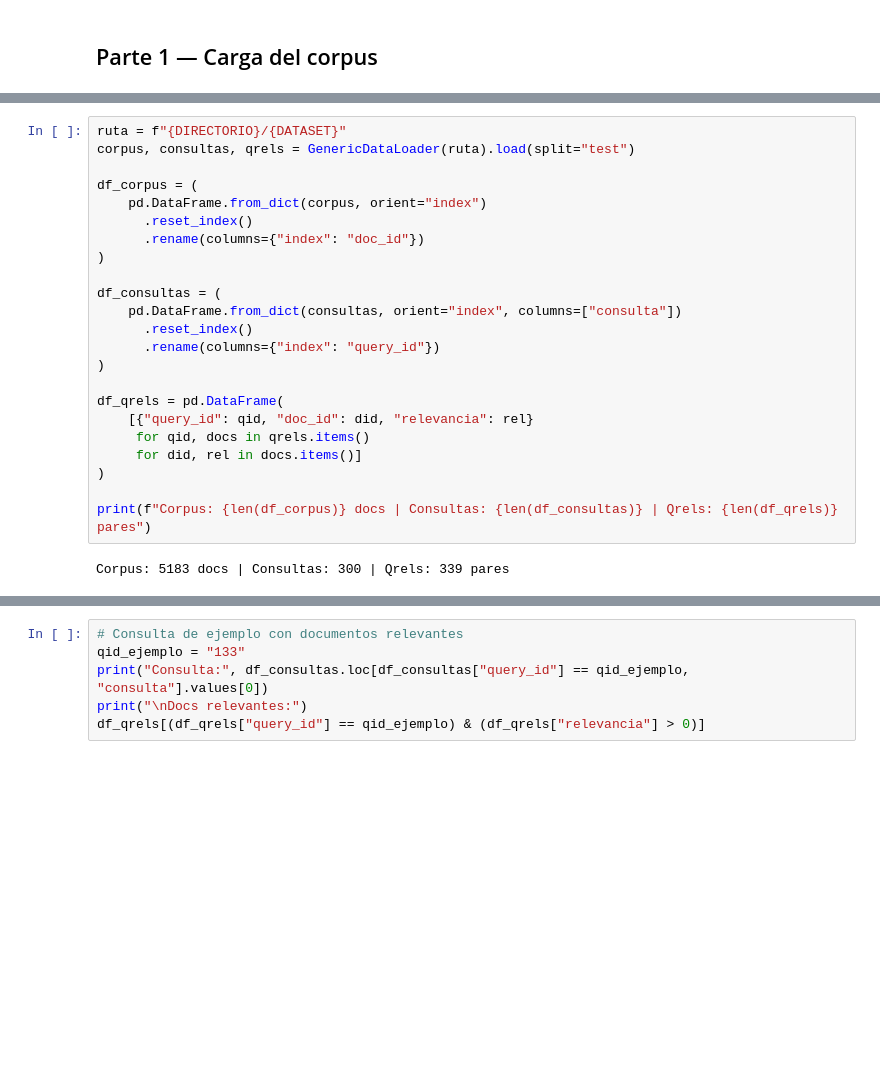
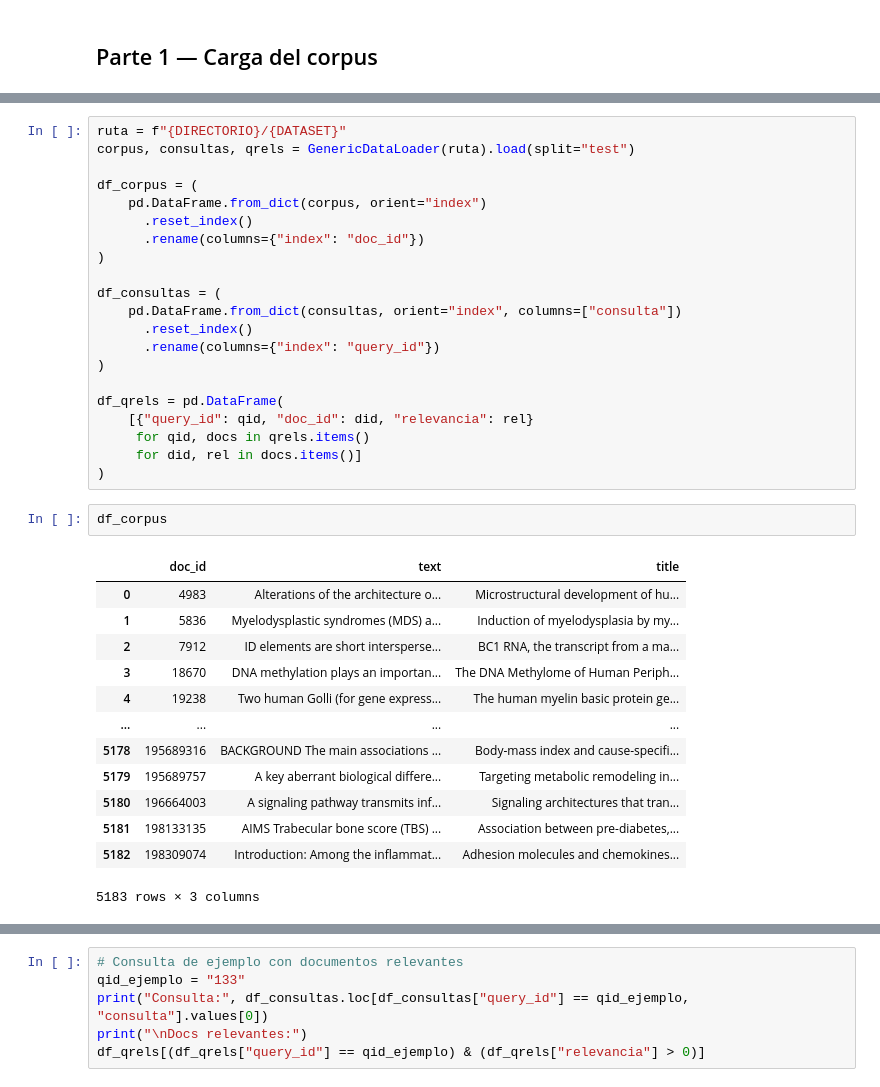
Before and after one commit to mateobtw/Information_Retrieval, a Jupyter notebook: code/10reranking/10reranking.ipynb, the cells around one changed output, grey strips where cells are left out. Drawn from its saved outputs; the diff is of its cells as text; blank space fills up the shorter version.

```diff
--- a/code/10reranking/10reranking.ipynb
+++ b/code/10reranking/10reranking.ipynb
@@ -68,7 +66,19 @@ df_qrels = pd.DataFrame(
      for qid, docs in qrels.items()
      for did, rel in docs.items()]
 )
-
-print(f"Corpus: {len(df_corpus)} docs | Consultas: {len(df_consultas)} | Qrels: {len(df_qrels)} pares")
-# %% [output]
-Corpus: 5183 docs | Consultas: 300 | Qrels: 339 pares
+# %%
+df_corpus
+# %% [output]
+|  | doc_id | text | title |
+| 0 | 4983 | Alterations of the architecture o... | Microstructural development of hu... |
+| 1 | 5836 | Myelodysplastic syndromes (MDS) a... | Induction of myelodysplasia by my... |
+| 2 | 7912 | ID elements are short intersperse... | BC1 RNA, the transcript from a ma... |
+| 3 | 18670 | DNA methylation plays an importan... | The DNA Methylome of Human Periph... |
+| 4 | 19238 | Two human Golli (for gene express... | The human myelin basic protein ge... |
+| ... | ... | ... | ... |
+| 5178 | 195689316 | BACKGROUND The main associations ... | Body-mass index and cause-specifi... |
+| 5179 | 195689757 | A key aberrant biological differe... | Targeting metabolic remodeling in... |
+| 5180 | 196664003 | A signaling pathway transmits inf... | Signaling architectures that tran... |
+| 5181 | 198133135 | AIMS Trabecular bone score (TBS) ... | Association between pre-diabetes,... |
+| 5182 | 198309074 | Introduction: Among the inflammat... | Adhesion molecules and chemokines... |
+5183 rows × 3 columns
```
Also changed, not shown: parts of 7 cells of this notebook.
